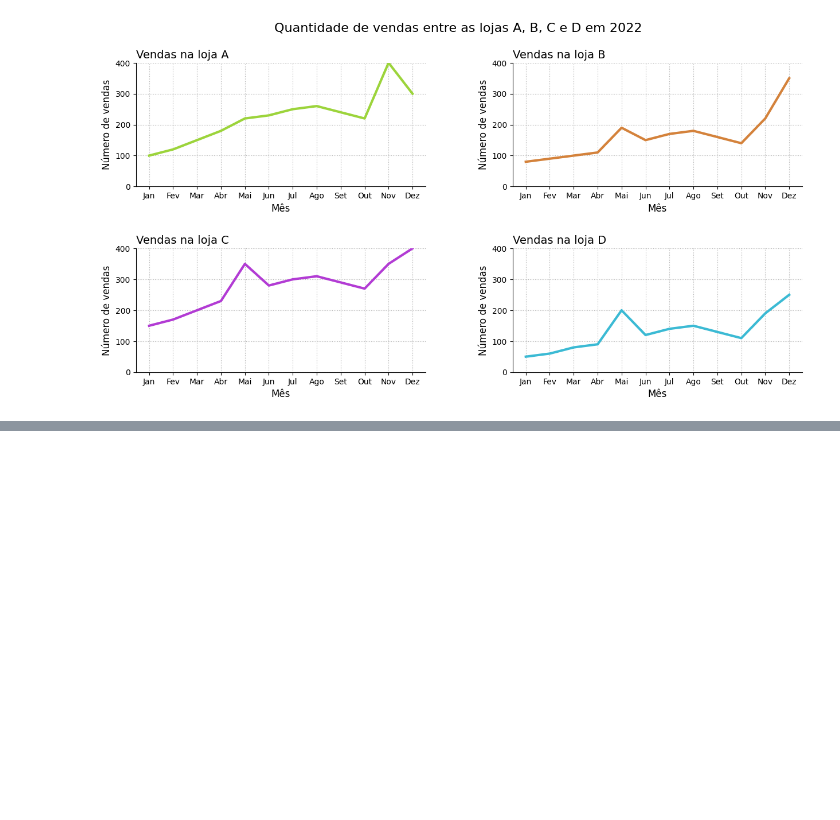
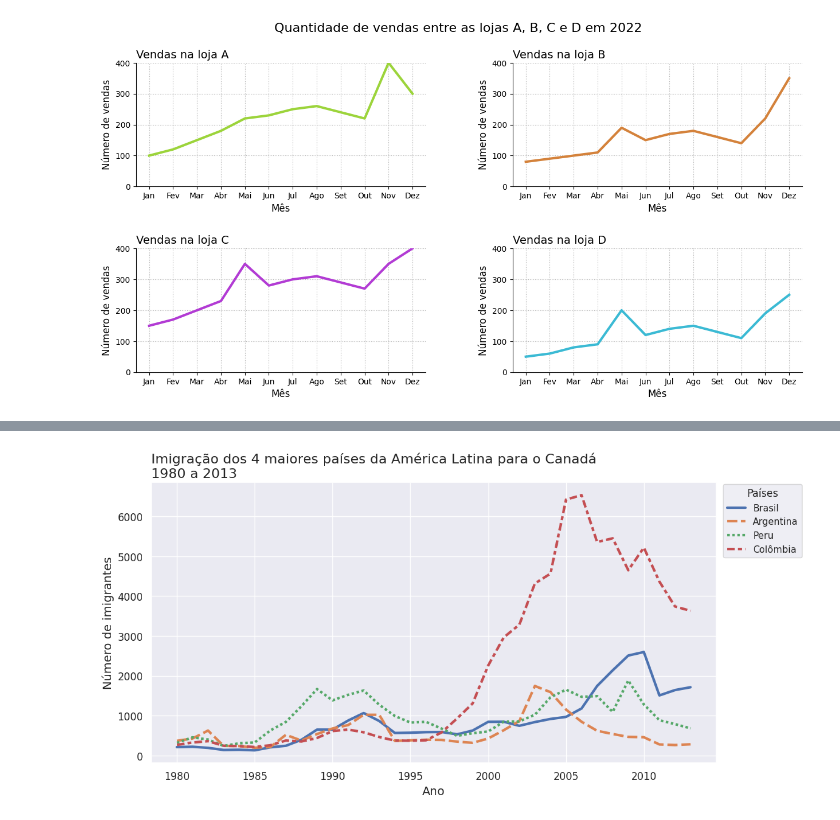
Before and after one commit to strawndri/python-ds-data-visualization-graficos-bibliotecas, a Jupyter notebook: Desafios.ipynb, the cells around one changed output, grey strips where cells are left out. Saved outputs shown, nothing was run; the diff lists cells and outputs as text; code cells hidden in the pictures; blank space fills up the shorter version.

```diff
--- a/Desafios.ipynb
+++ b/Desafios.ipynb
@@ -257,0 +268,5 @@ plt.show()
+# %%
+df = pd.read_csv('https://raw.githubusercontent.com/strawndri/python-ds-data-visualization-graficos-bibliotecas/main/dados/imigrantes_canada.csv')
+# %%
+df.set_index('País', inplace=True)
+df.head()
@@ -257,0 +282,6 @@ plt.show()
+# %%
+anos = list(map(str, range(1980, 2014)))
+# %%
+paises_america_latina = df.loc[['Brasil', 'Argentina', 'Peru', 'Colômbia'], anos]
+paises_america_latina = paises_america_latina.T
+paises_america_latina
@@ -257,0 +306,19 @@ plt.show()
+# %%
+sns.set_theme()
+sns.set_palette('deep')
+
+fig, ax = plt.subplots(figsize=(12, 6))
+
+ax = sns.lineplot(data=paises_america_latina, lw=3, dashes=True)
+ax.set_title('Imigração dos 4 maiores países da América Latina para o Canadá\n1980 a 2013', loc='left', fontsize=16)
+ax.set_xlabel('Ano', fontsize=14)
+ax.set_ylabel('Número de imigrantes', fontsize=14)
+ax.legend(title='Países', loc='upper right', bbox_to_anchor=(1.16, 1.01))
+
+ax.xaxis.set_tick_params(labelsize=12)
+ax.yaxis.set_tick_params(labelsize=12)
+
+plt.xticks(['1980', '1985', '1990', '1995', '2000', '2005', '2010'])
+plt.show()
+# %% [output]
+[figure, added]
```
Also changed, not shown: parts of 4 cells of this notebook.
